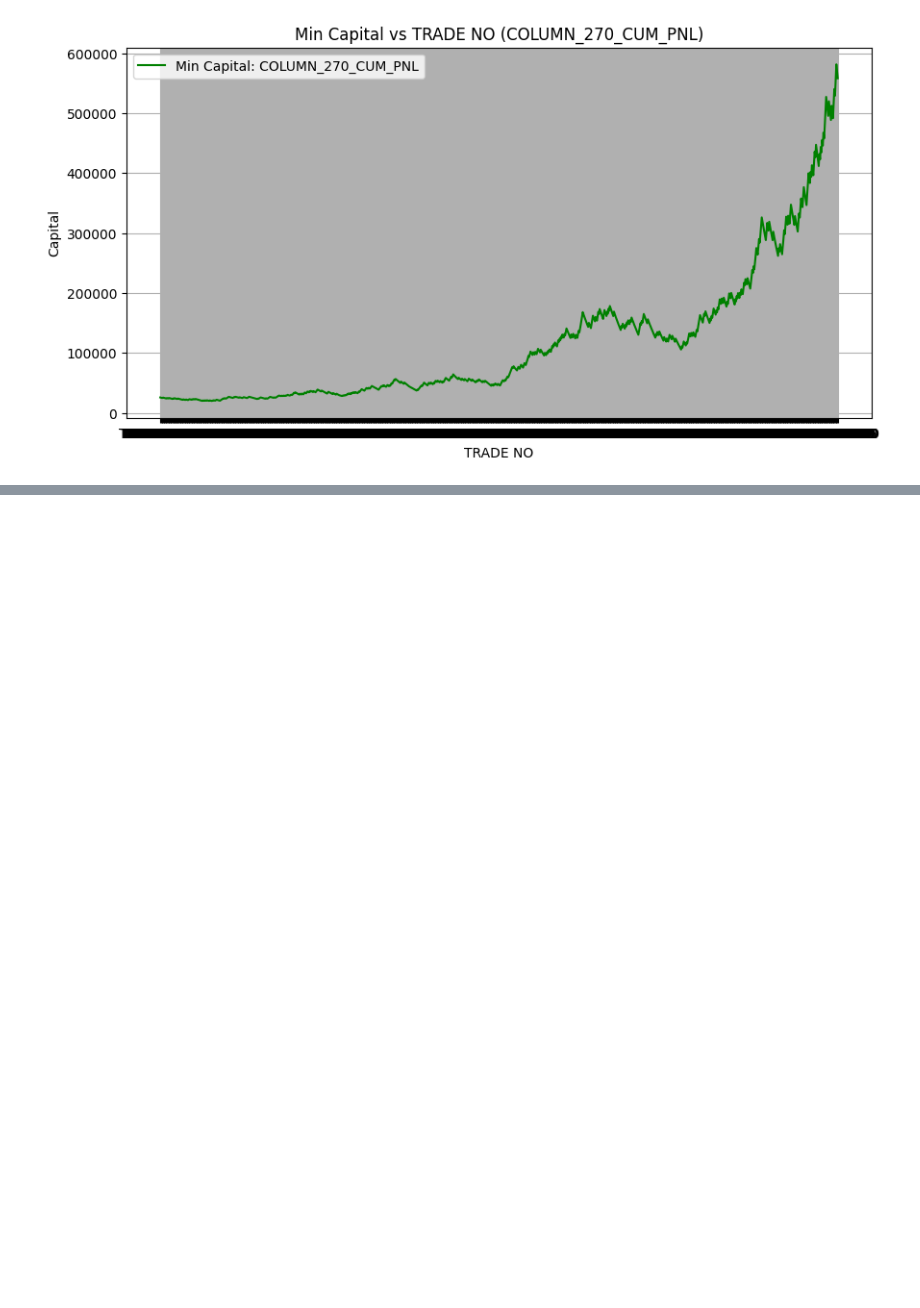
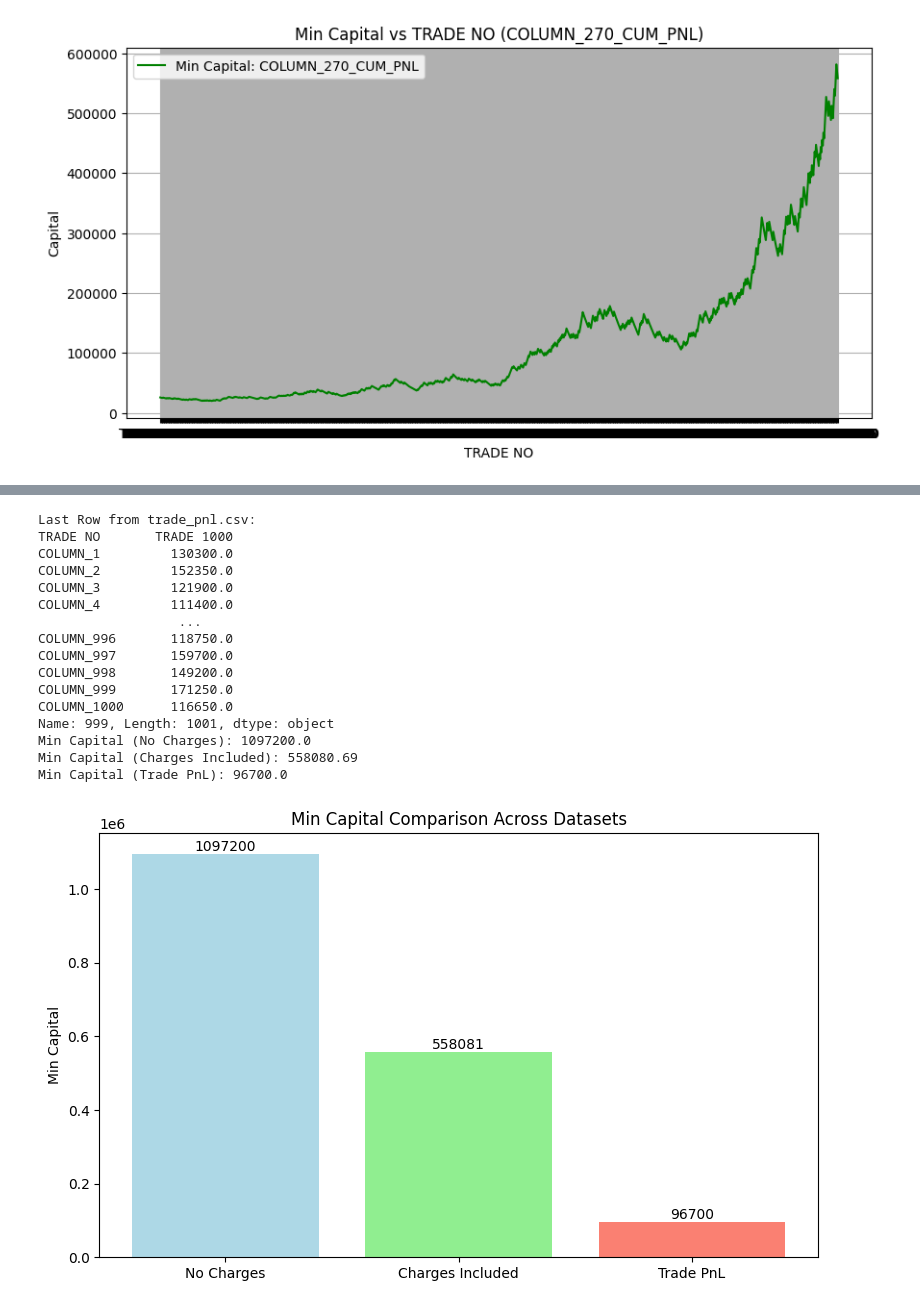
Before and after one commit to Bharatgaur/Trading, a Jupyter notebook: TRADE_PROBABILITIES_BASE_FILE_2%RISK_Version_1.ipynb, the cells around one changed output, grey strips where cells are left out. Cells and saved outputs as stored; diff of their text form; code cells hidden in the pictures; blank space fills up the shorter version.

```diff
--- a/TRADE_PROBABILITIES_BASE_FILE_2%RISK_Version_1.ipynb
+++ b/TRADE_PROBABILITIES_BASE_FILE_2%RISK_Version_1.ipynb
@@ -706,0 +821,80 @@ plt.show()
+# %%
+import pandas as pd
+import matplotlib.pyplot as plt
+
+def get_summary_min_capital(file_name):
+    """
+    Load data from a CSV file and find the minimum cumulative capital (CUM_PNL).
+    """
+    # Load the data from the CSV file
+    df = pd.read_csv(file_name)
+
+    # Get the last row of the DataFrame
+    last_row = df.iloc[-1]
+
+    # Identify columns that represent cumulative capital (ending with '_CUM_PNL')
+    capital_columns = [col for col in df.columns if col.endswith('_CUM_PNL')]
+
+    # Find the minimum value in the cumulative capital columns
+    min_capital = last_row[capital_columns].min()
+
+    return min_capital
+
+# Get Min Capital from the datasets
+min_capital_no_charges = get_summary_min_capital('PnL_variable_lot.csv')  # No charges included
+min_capital_charges = get_summary_min_capital('final_PnL_charges.csv')    # Charges included
+
+# Load 'trade_pnl.csv' for additional output
+df_trade_pnl = pd.read_csv('trade_pnl.csv')
+
+# Get the last row
+last_row_trade = df_trade_pnl.iloc[-1]
+print("Last Row from trade_pnl.csv:")
+print(last_row_trade)  # Print the last row to check its contents
+
+# Convert all values to numeric, coercing errors to NaN
+numeric_values_trade = pd.to_numeric(last_row_trade, errors='coerce')
+
+# Get the minimum capital from the numeric values
+min_capital_trade = numeric_values_trade.min() if not numeric_values_trade.isnull().all() else None  # Safely handle all NaN case
+
+# Debugging: Print the min capital values
+print(f"Min Capital (No Charges): {min_capital_no_charges}")
+print(f"Min Capital (Charges Included): {min_capital_charges}")
+print(f"Min Capital (Trade PnL): {min_capital_trade}")
+
+# Prepare data for visualization
+labels = ['No Charges', 'Charges Included', 'Trade PnL']
+min_capital_values = [min_capital_no_charges, min_capital_charges, min_capital_trade]
+
+# Create a bar chart to compare Min Capital across datasets
+plt.figure(figsize=(8, 5))
+plt.bar(labels, min_capital_values, color=['lightblue', 'lightgreen', 'salmon'])
+plt.ylabel('Min Capital')
+plt.title('Min Capital Comparison Across Datasets')
+
+# Annotate bars with their respective values
+for i, v in enumerate(min_capital_values):
+    if pd.notna(v):  # Check if the value is not NaN
+        plt.text(i, v, f'{v:.0f}', ha='center', va='bottom')
+
+plt.tight_layout()
+plt.show()
+# %% [output]
+Last Row from trade_pnl.csv:
+TRADE NO       TRADE 1000
+COLUMN_1         130300.0
+COLUMN_2         152350.0
+COLUMN_3         121900.0
+COLUMN_4         111400.0
+                  ...
+COLUMN_996       118750.0
+COLUMN_997       159700.0
+COLUMN_998       149200.0
+COLUMN_999       171250.0
+COLUMN_1000      116650.0
+Name: 999, Length: 1001, dtype: object
+Min Capital (No Charges): 1097200.0
+Min Capital (Charges Included): 558080.69
+Min Capital (Trade PnL): 96700.0
+[figure, added]
```
Also changed, not shown: parts of 2 cells of this notebook.
